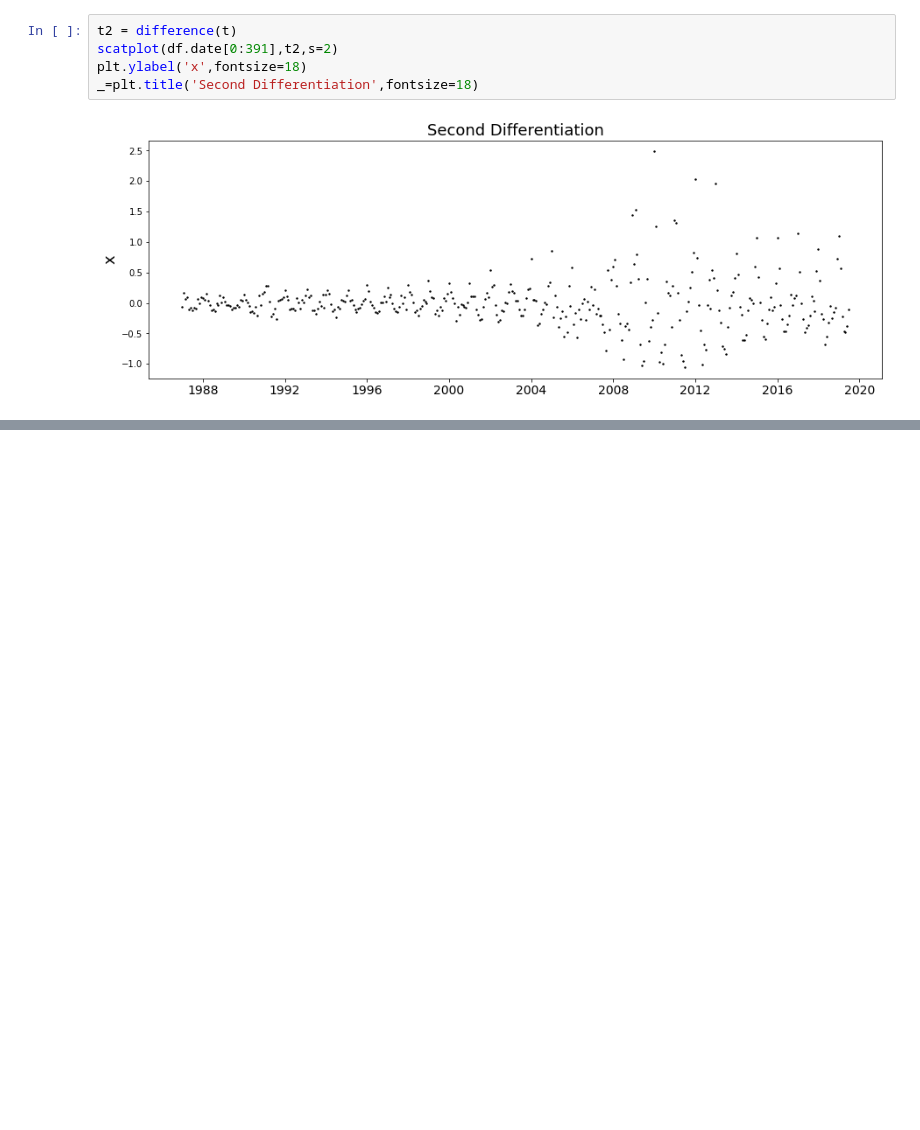
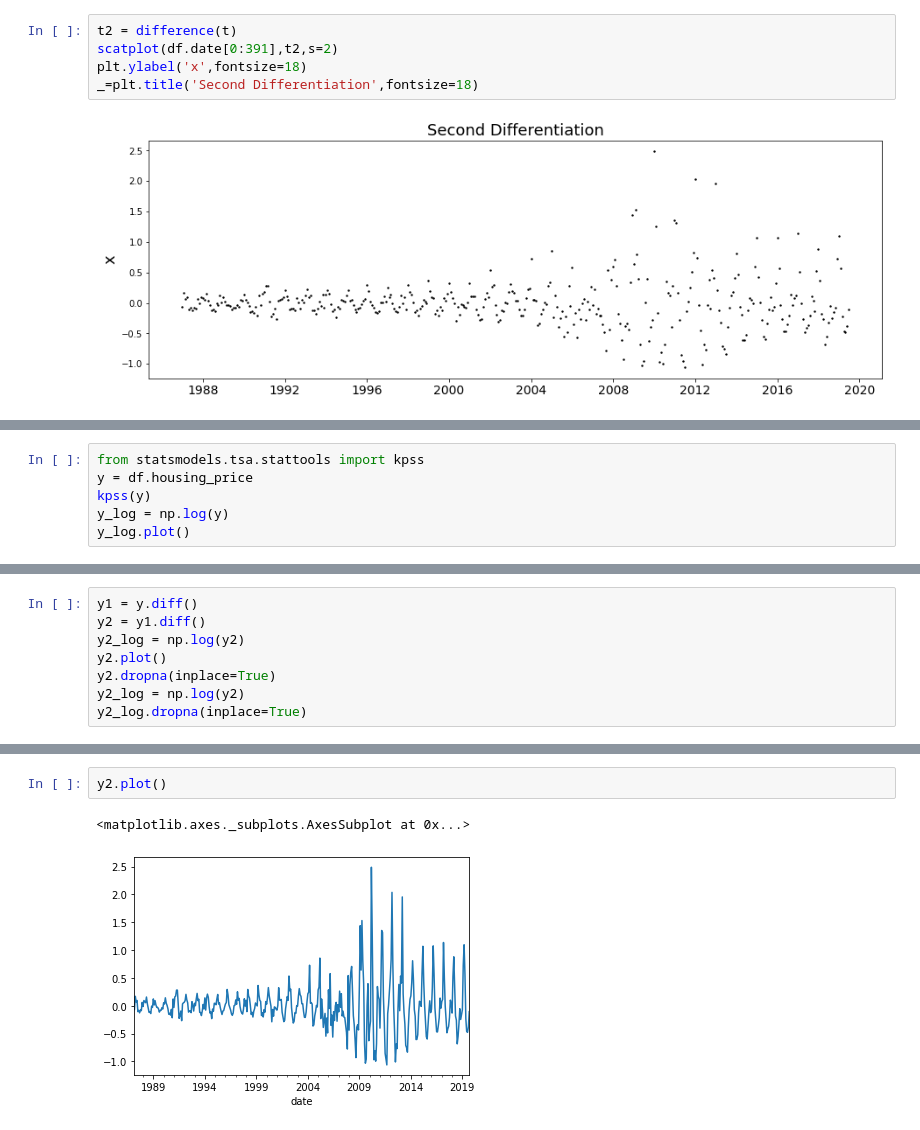
Before and after one commit to irene1014/time-series, a Jupyter notebook: Time-series-analysis.ipynb, the cells around one changed output, grey strips where cells are left out. Drawn from its saved outputs; the diff is of its cells as text; blank space fills up the shorter version.

```diff
--- a/Time-series-analysis.ipynb
+++ b/Time-series-analysis.ipynb
@@ -85,0 +126,6 @@ _=plt.title('Second Differentiation',fontsize=18)
+# %%
+from statsmodels.tsa.stattools import kpss
+y = df.housing_price
+kpss(y)
+y_log = np.log(y)
+y_log.plot()
@@ -85,0 +176,8 @@ _=plt.title('Second Differentiation',fontsize=18)
+# %%
+y1 = y.diff()
+y2 = y1.diff()
+y2_log = np.log(y2)
+y2.plot()
+y2.dropna(inplace=True)
+y2_log = np.log(y2)
+y2_log.dropna(inplace=True)
@@ -85,0 +207,5 @@ _=plt.title('Second Differentiation',fontsize=18)
+# %%
+y2.plot()
+# %% [output]
+<matplotlib.axes._subplots.AxesSubplot at 0x...>
+[figure, added]
```
Also changed, not shown: parts of 20 cells of this notebook.
